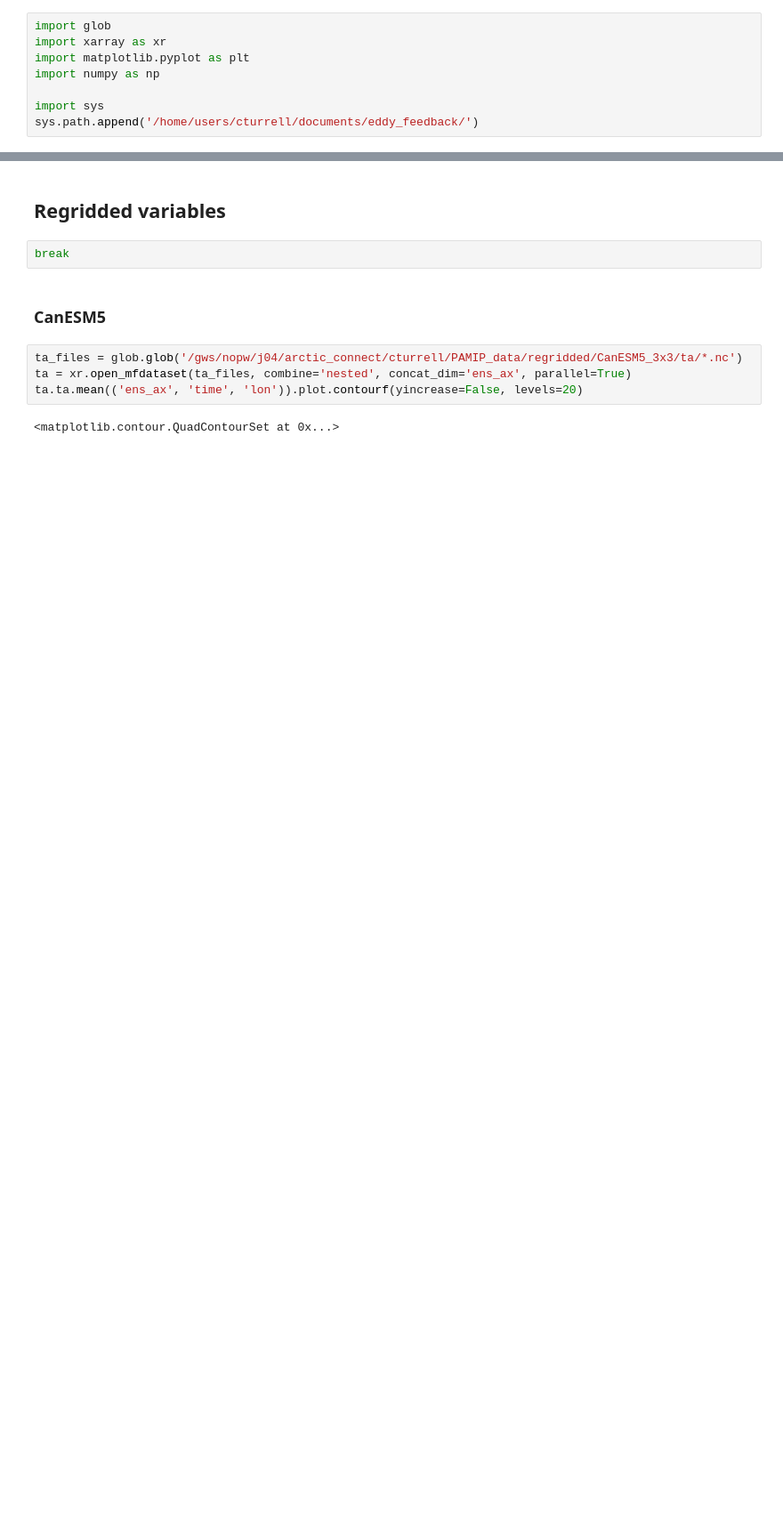
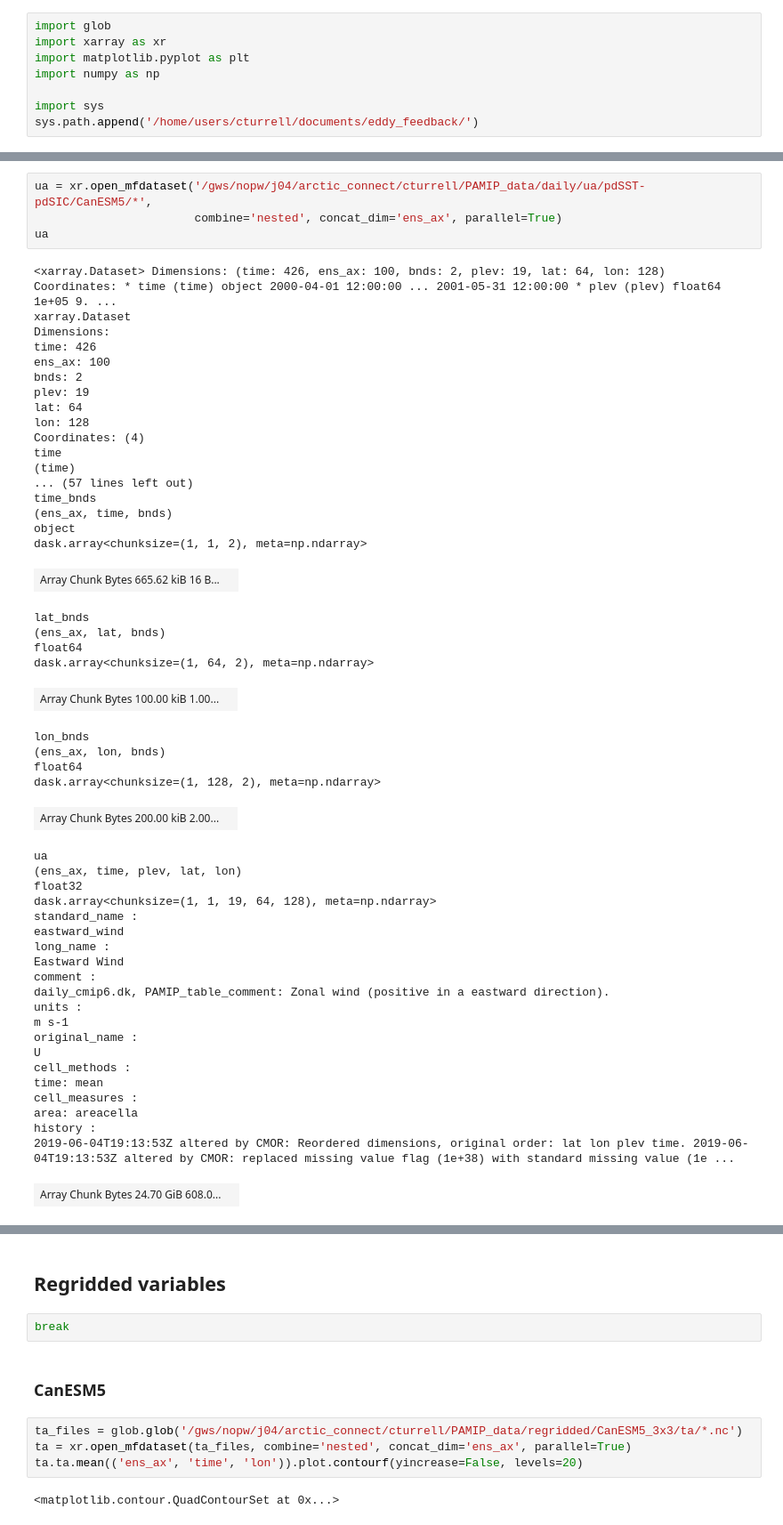
Before and after one commit to Caturrell/eddy_feedback, a Jupyter notebook: data_stuff/calculations/check_pamip_data.ipynb, the cells around one changed output, grey strips where cells are left out. Shown at 89% size. Saved outputs shown, nothing was run; the diff lists cells and outputs as text; blank space fills up the shorter version.

```diff
--- a/data_stuff/calculations/check_pamip_data.ipynb
+++ b/data_stuff/calculations/check_pamip_data.ipynb
@@ -54,0 +126,54 @@ ds.div1.mean(('time', 'ens_ax')).plot.contourf(yincrease=False, levels=20)
+# %%
+ua = xr.open_mfdataset('/gws/nopw/j04/arctic_connect/cturrell/PAMIP_data/daily/ua/pdSST-pdSIC/CanESM5/*',
+                       combine='nested', concat_dim='ens_ax', parallel=True)
+ua
+# %% [output]
+<xarray.Dataset> Dimensions: (time: 426, ens_ax: 100, bnds: 2, plev: 19, lat: 64, lon: 128) Coordinates: * time (time) object 2000-04-01 12:00:00 ... 2001-05-31 12:00:00 * plev (plev) float64 1e+05 9. ...
+xarray.Dataset
+Dimensions:
+time: 426
+ens_ax: 100
+bnds: 2
+plev: 19
+lat: 64
+lon: 128
+Coordinates: (4)
+time
+(time)
+... (57 lines left out)
+time_bnds
+(ens_ax, time, bnds)
+object
+dask.array<chunksize=(1, 1, 2), meta=np.ndarray>
+| Array Chunk Bytes 665.62 kiB 16 B... |  |
+lat_bnds
+(ens_ax, lat, bnds)
+float64
+dask.array<chunksize=(1, 64, 2), meta=np.ndarray>
+| Array Chunk Bytes 100.00 kiB 1.00... |  |
+lon_bnds
+(ens_ax, lon, bnds)
+float64
+dask.array<chunksize=(1, 128, 2), meta=np.ndarray>
+| Array Chunk Bytes 200.00 kiB 2.00... |  |
+ua
+(ens_ax, time, plev, lat, lon)
+float32
+dask.array<chunksize=(1, 1, 19, 64, 128), meta=np.ndarray>
+standard_name :
+eastward_wind
+long_name :
+Eastward Wind
+comment :
+daily_cmip6.dk, PAMIP_table_comment: Zonal wind (positive in a eastward direction).
+units :
+m s-1
+original_name :
+U
+cell_methods :
+time: mean
+cell_measures :
+area: areacella
+history :
+2019-06-04T19:13:53Z altered by CMOR: Reordered dimensions, original order: lat lon plev time. 2019-06-04T19:13:53Z altered by CMOR: replaced missing value flag (1e+38) with standard missing value (1e ...
+| Array Chunk Bytes 24.70 GiB 608.0... |  |
```
Also changed, not shown: parts of 13 cells of this notebook.
